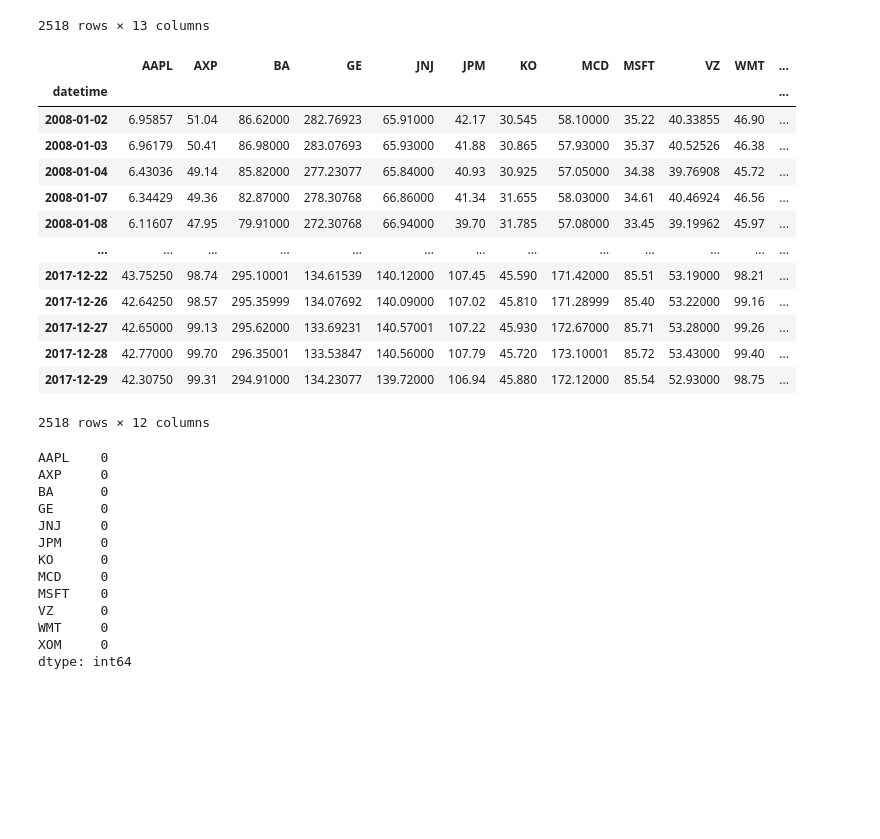
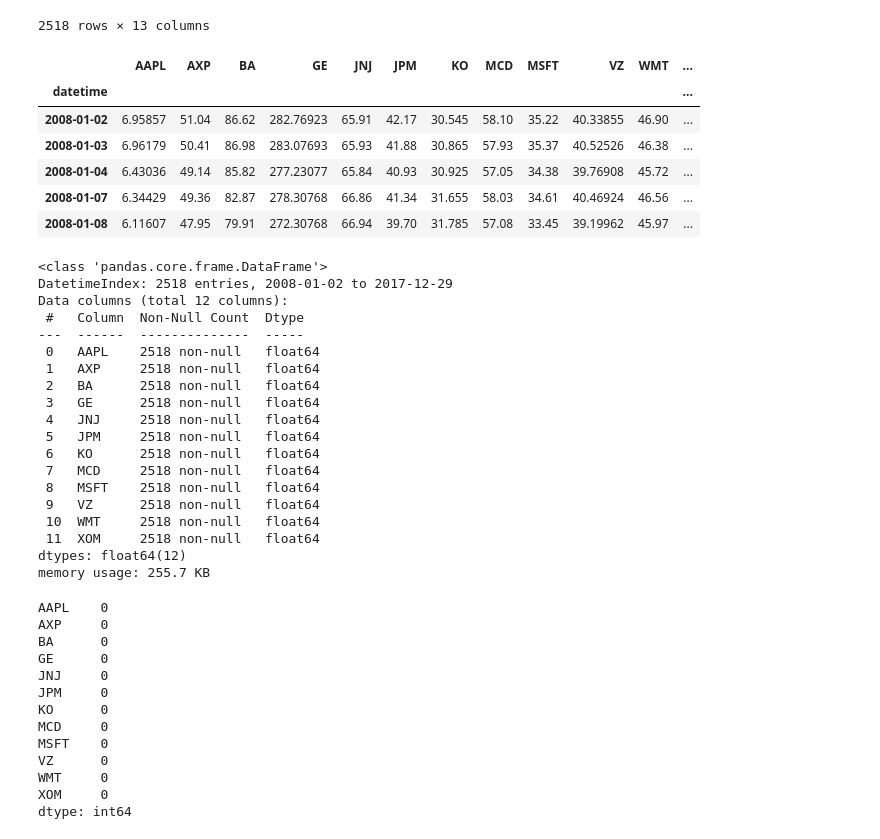
Before and after one commit to nabeel-io/Modern_Portfolio_Theory, a Jupyter notebook: Untitled.ipynb, the cells around one changed output. Drawn from its saved outputs; the diff is of its cells as text; code cells hidden in the pictures; blank space fills up the shorter version.

```diff
--- a/Untitled.ipynb
+++ b/Untitled.ipynb
@@ -48,19 +45,4 @@ df.drop(["datetime"], axis=1, inplace=True)
 # %%
 df.to_csv("data.csv")
 # %%
-df
+df = pd.read_csv("data.csv")
-# %% [output]
-|  | AAPL | AXP | BA | GE | JNJ | JPM | KO | MCD | MSFT | VZ | WMT | ... |
-| datetime |  |  |  |  |  |  |  |  |  |  |  | ... |
-| 2008-01-02 | 6.95857 | 51.04 | 86.62000 | 282.76923 | 65.91000 | 42.17 | 30.545 | 58.10000 | 35.22 | 40.33855 | 46.90 | ... |
-| 2008-01-03 | 6.96179 | 50.41 | 86.98000 | 283.07693 | 65.93000 | 41.88 | 30.865 | 57.93000 | 35.37 | 40.52526 | 46.38 | ... |
-| 2008-01-04 | 6.43036 | 49.14 | 85.82000 | 277.23077 | 65.84000 | 40.93 | 30.925 | 57.05000 | 34.38 | 39.76908 | 45.72 | ... |
-| 2008-01-07 | 6.34429 | 49.36 | 82.87000 | 278.30768 | 66.86000 | 41.34 | 31.655 | 58.03000 | 34.61 | 40.46924 | 46.56 | ... |
-| 2008-01-08 | 6.11607 | 47.95 | 79.91000 | 272.30768 | 66.94000 | 39.70 | 31.785 | 57.08000 | 33.45 | 39.19962 | 45.97 | ... |
-| ... | ... | ... | ... | ... | ... | ... | ... | ... | ... | ... | ... | ... |
-| 2017-12-22 | 43.75250 | 98.74 | 295.10001 | 134.61539 | 140.12000 | 107.45 | 45.590 | 171.42000 | 85.51 | 53.19000 | 98.21 | ... |
-| 2017-12-26 | 42.64250 | 98.57 | 295.35999 | 134.07692 | 140.09000 | 107.02 | 45.810 | 171.28999 | 85.40 | 53.22000 | 99.16 | ... |
-| 2017-12-27 | 42.65000 | 99.13 | 295.62000 | 133.69231 | 140.57001 | 107.22 | 45.930 | 172.67000 | 85.71 | 53.28000 | 99.26 | ... |
-| 2017-12-28 | 42.77000 | 99.70 | 296.35001 | 133.53847 | 140.56000 | 107.79 | 45.720 | 173.10001 | 85.72 | 53.43000 | 99.40 | ... |
-| 2017-12-29 | 42.30750 | 99.31 | 294.91000 | 134.23077 | 139.72000 | 106.94 | 45.880 | 172.12000 | 85.54 | 52.93000 | 98.75 | ... |
-2518 rows × 12 columns
@@ -67,3 +53,35 @@ df
+# %%
+df.head()
+# %% [output]
+|  | AAPL | AXP | BA | GE | JNJ | JPM | KO | MCD | MSFT | VZ | WMT | ... |
+| datetime |  |  |  |  |  |  |  |  |  |  |  | ... |
+| 2008-01-02 | 6.95857 | 51.04 | 86.62 | 282.76923 | 65.91 | 42.17 | 30.545 | 58.10 | 35.22 | 40.33855 | 46.90 | ... |
+| 2008-01-03 | 6.96179 | 50.41 | 86.98 | 283.07693 | 65.93 | 41.88 | 30.865 | 57.93 | 35.37 | 40.52526 | 46.38 | ... |
+| 2008-01-04 | 6.43036 | 49.14 | 85.82 | 277.23077 | 65.84 | 40.93 | 30.925 | 57.05 | 34.38 | 39.76908 | 45.72 | ... |
+| 2008-01-07 | 6.34429 | 49.36 | 82.87 | 278.30768 | 66.86 | 41.34 | 31.655 | 58.03 | 34.61 | 40.46924 | 46.56 | ... |
+| 2008-01-08 | 6.11607 | 47.95 | 79.91 | 272.30768 | 66.94 | 39.70 | 31.785 | 57.08 | 33.45 | 39.19962 | 45.97 | ... |
+# %%
+df.info()
+# %% [output]
+<class 'pandas.core.frame.DataFrame'>
+DatetimeIndex: 2518 entries, 2008-01-02 to 2017-12-29
+Data columns (total 12 columns):
+ #   Column  Non-Null Count  Dtype
+---  ------  --------------  -----
+ 0   AAPL    2518 non-null   float64
+ 1   AXP     2518 non-null   float64
+ 2   BA      2518 non-null   float64
+ 3   GE      2518 non-null   float64
+ 4   JNJ     2518 non-null   float64
+ 5   JPM     2518 non-null   float64
+ 6   KO      2518 non-null   float64
+ 7   MCD     2518 non-null   float64
+ 8   MSFT    2518 non-null   float64
+ 9   VZ      2518 non-null   float64
+ 10  WMT     2518 non-null   float64
+ 11  XOM     2518 non-null   float64
+dtypes: float64(12)
+memory usage: 255.7 KB
 # %%
 df.isna().sum()
 # %% [output]
```
Also changed, not shown: parts of 15 cells of this notebook.
